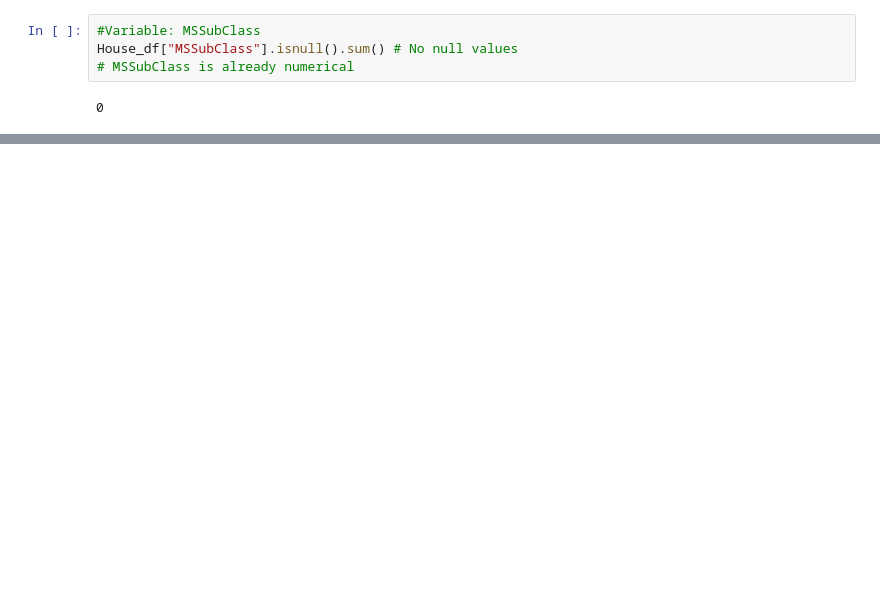
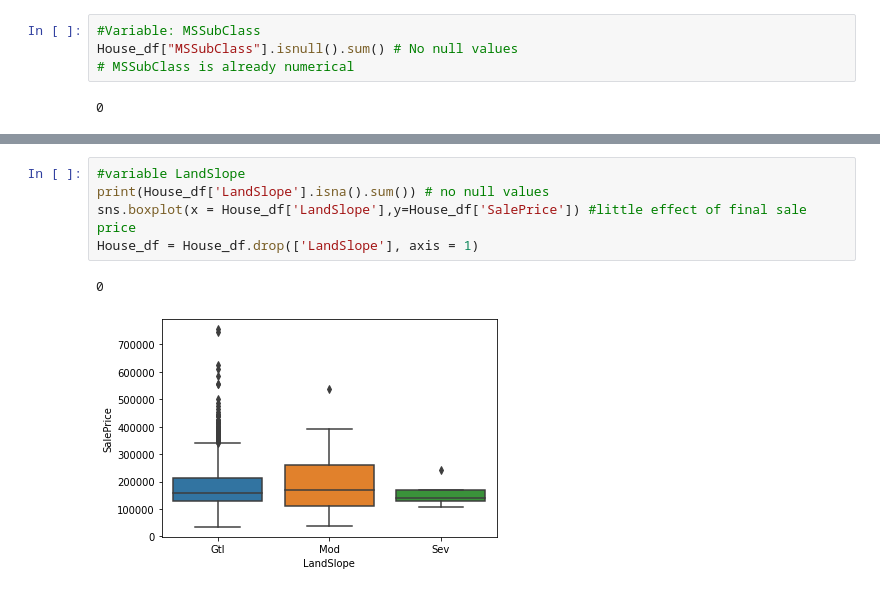
Before and after one commit to Nir24/ECE-196_MLProj, a Jupyter notebook: Main.ipynb, the cells around one changed output, grey strips where cells are left out. Drawn from its saved outputs; the diff is of its cells as text; blank space fills up the shorter version.

```diff
--- a/Main.ipynb
+++ b/Main.ipynb
@@ -141,0 +115,8 @@ Next section will examine the effects of the building type of the price of the h
+# %%
+#variable LandSlope
+print(House_df['LandSlope'].isna().sum()) # no null values
+sns.boxplot(x = House_df['LandSlope'],y=House_df['SalePrice']) #little effect of final sale price
+House_df = House_df.drop(['LandSlope'], axis = 1)
+# %% [output]
+0
+[figure, added]
```
Also changed, not shown: parts of 31 cells of this notebook.
